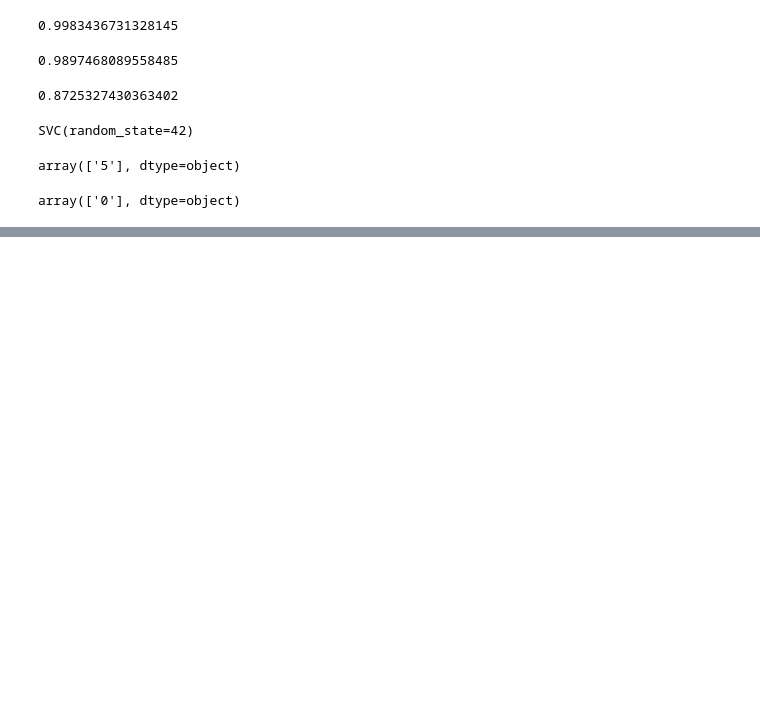
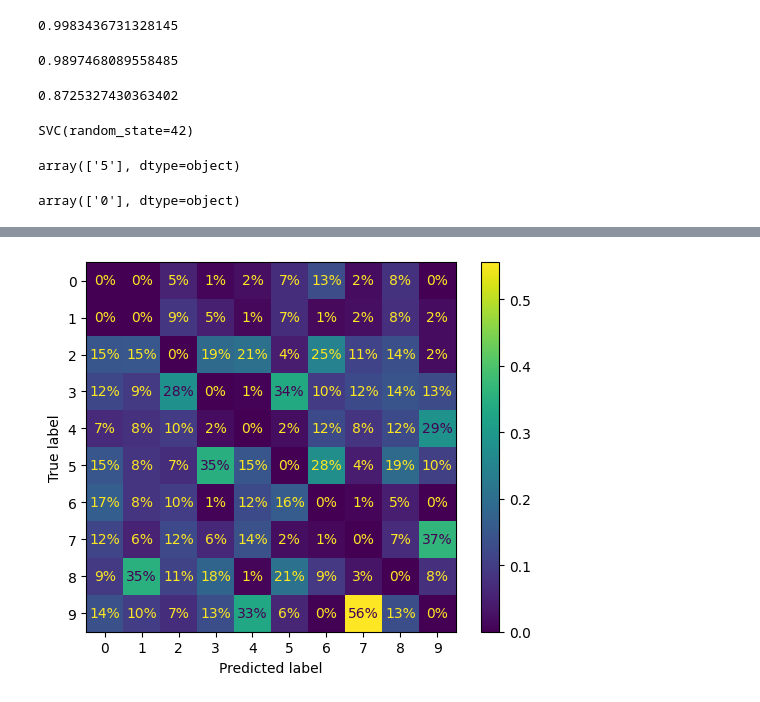
Before and after one commit to ArezooAalipanah/machine_learning3, a Jupyter notebook: HML3_ch3.ipynb, the cells around one changed output, grey strips where cells are left out. Drawn from its saved outputs; the diff is of its cells as text; code cells hidden in the pictures; blank space fills up the shorter version.

```diff
--- a/HML3_ch3.ipynb
+++ b/HML3_ch3.ipynb
@@ -582,0 +723,7 @@ array(['0'], dtype=object)
+# %%
+ConfusionMatrixDisplay.from_predictions(y_train, y_train_pred,
+                                        sample_weight = sample_weight,
+                                        normalize = "pred", values_format =".0%")
+plt.show()
+# %% [output]
+[figure, added]
```
Also changed, not shown: parts of 43 cells of this notebook.
